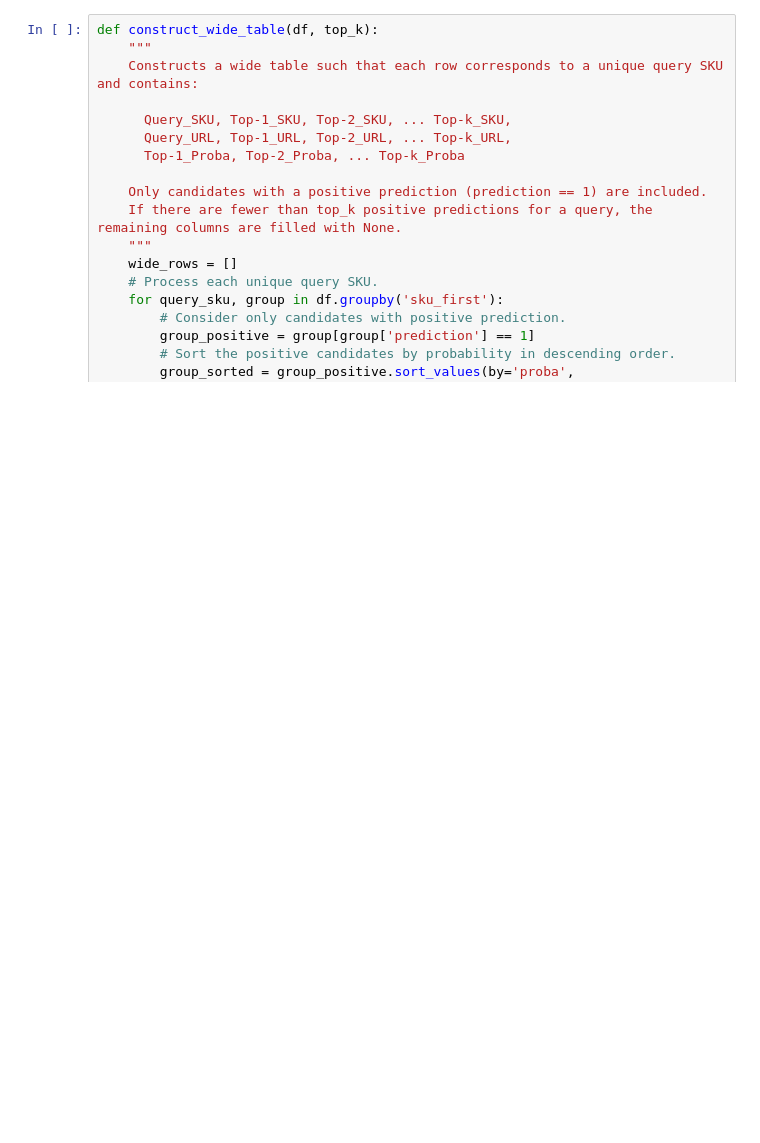
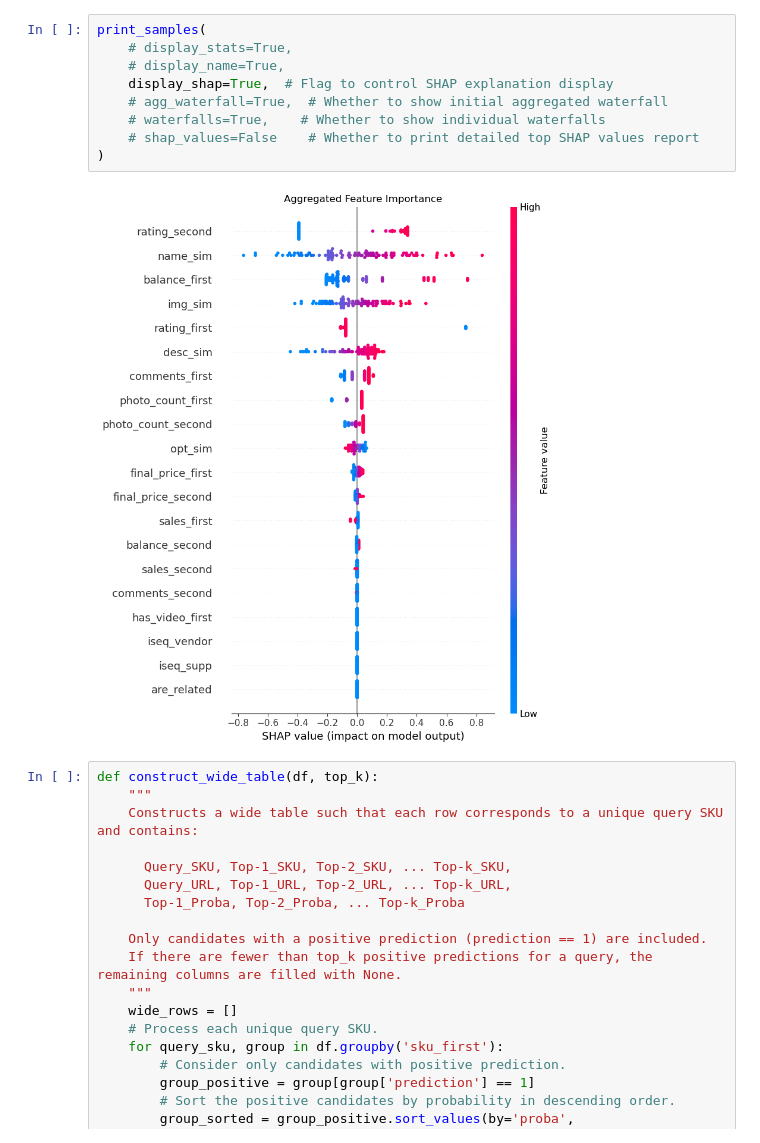
Before and after one commit to tony-pitchblack/marketplace_analytics, a Jupyter notebook: competitors-xgb/xgb_inference.ipynb, the cells around one changed output. Drawn from its saved outputs; the diff is of its cells as text; blank space fills up the shorter version.

```diff
--- a/competitors-xgb/xgb_inference.ipynb
+++ b/competitors-xgb/xgb_inference.ipynb
@@ -363,3 +480,14 @@ Query Name: Географическая карта России настенн
+# %%
+print_samples(
+    # display_stats=True,
+    # display_name=True,
+    display_shap=True,  # Flag to control SHAP explanation display
+    # agg_waterfall=True,  # Whether to show initial aggregated waterfall
+    # waterfalls=True,    # Whether to show individual waterfalls
+    # shap_values=False    # Whether to print detailed top SHAP values report
+)
+# %% [output]
+[figure, added]
 # %%
 def construct_wide_table(df, top_k):
     """
```
Also changed, not shown: parts of 20 cells of this notebook.
